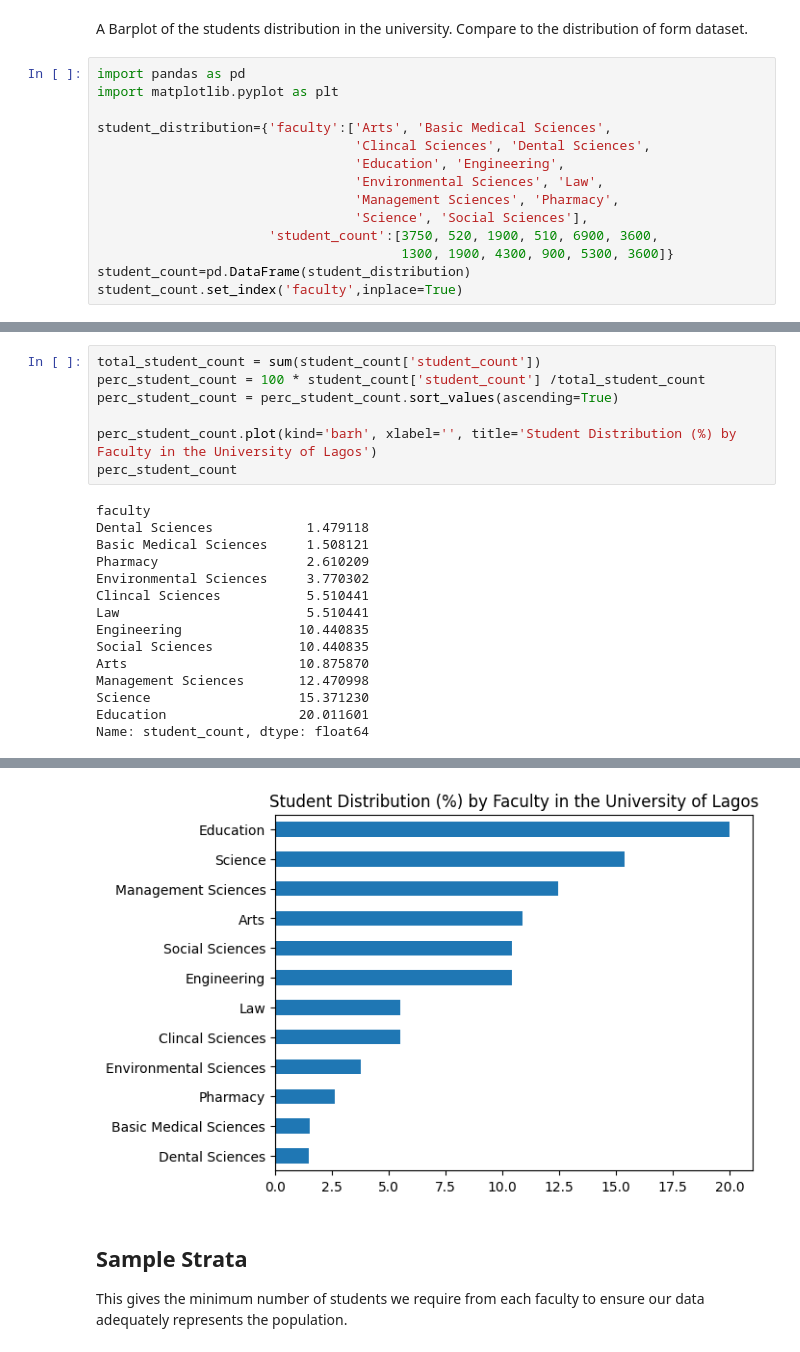
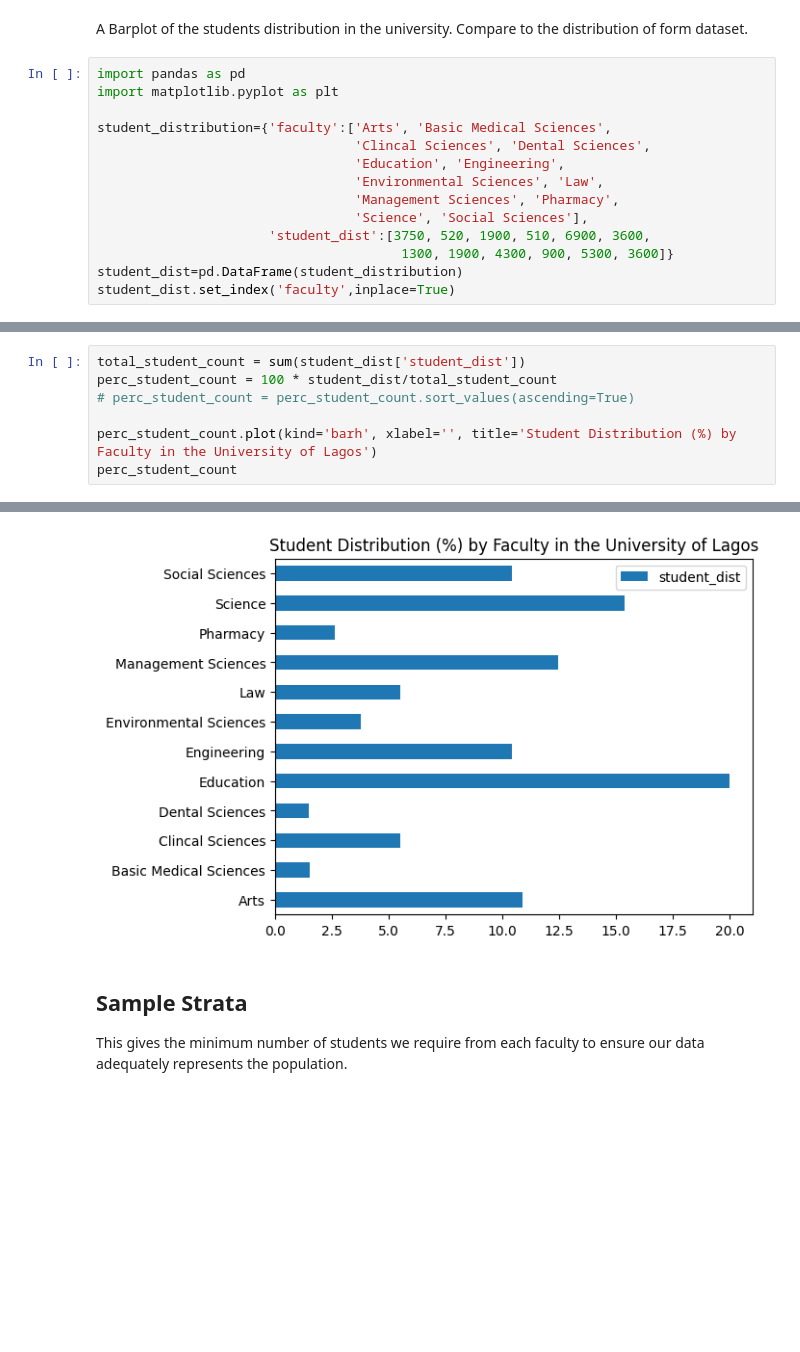
Before and after one commit to socratesjnr/asuu-strike-project, a Jupyter notebook: mailing/student_distribution.ipynb, the cells around one changed output, grey strips where cells are left out. Cells and saved outputs as stored; diff of their text form; blank space fills up the shorter version.

```diff
--- a/mailing/student_distribution.ipynb
+++ b/mailing/student_distribution.ipynb
@@ -12,8 +12,8 @@ student_distribution={'faculty':['Arts', 'Basic Medical Sciences',
                                  'Environmental Sciences', 'Law',
                                  'Management Sciences', 'Pharmacy',
                                  'Science', 'Social Sciences'],
-                      'student_count':[3750, 520, 1900, 510, 6900, 3600,
+                      'student_dist':[3750, 520, 1900, 510, 6900, 3600,
                                        1300, 1900, 4300, 900, 5300, 3600]}
-student_count=pd.DataFrame(student_distribution)
-student_count.set_index('faculty',inplace=True)
+student_dist=pd.DataFrame(student_distribution)
+student_dist.set_index('faculty',inplace=True)
 # %%
@@ -24,24 +24,10 @@ plt.legend('')
 <matplotlib.legend.Legend at 0x...>
 [figure]
 # %%
-total_student_count = sum(student_count['student_count'])
-perc_student_count = 100 * student_count['student_count'] /total_student_count
-perc_student_count = perc_student_count.sort_values(ascending=True)
+total_student_count = sum(student_dist['student_dist'])
+perc_student_count = 100 * student_dist/total_student_count
+# perc_student_count = perc_student_count.sort_values(ascending=True)
 
 perc_student_count.plot(kind='barh', xlabel='', title='Student Distribution (%) by Faculty in the University of Lagos')
 perc_student_count
 # %% [output]
-faculty
-Dental Sciences            1.479118
-Basic Medical Sciences     1.508121
-Pharmacy                   2.610209
-Environmental Sciences     3.770302
-Clincal Sciences           5.510441
-Law                        5.510441
-Engineering               10.440835
-Social Sciences           10.440835
-Arts                      10.875870
-Management Sciences       12.470998
-Science                   15.371230
-Education                 20.011601
-Name: student_count, dtype: float64
@@ -48,4 +48,4 @@ Name: student_count, dtype: float64
-[figure, old version]
+[figure, new version]
 # %% [markdown]
 ## Sample Strata
 This gives the minimum number of students we require from each faculty to ensure our data adequately represents the population.
```
Also changed, not shown: parts of 10 cells of this notebook.
